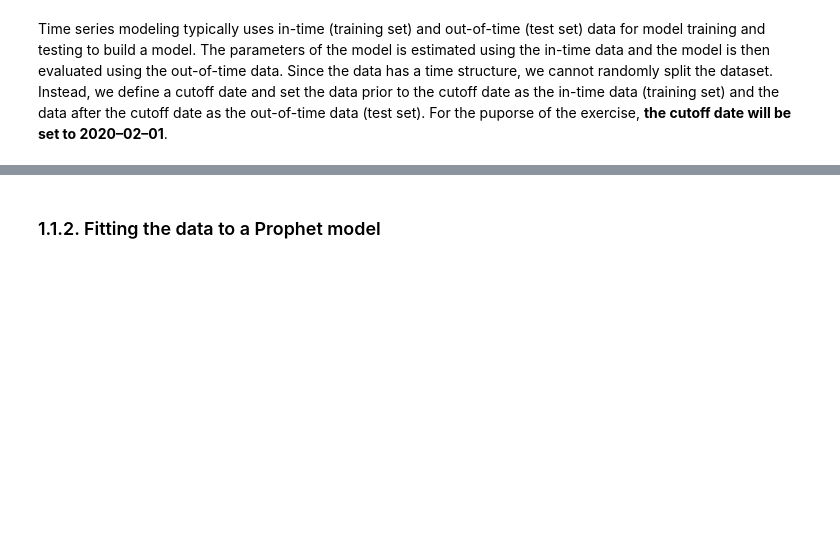
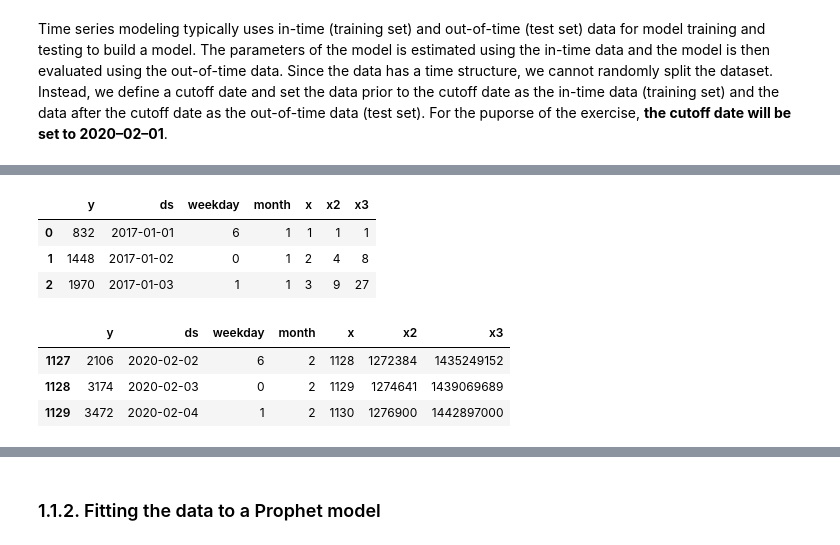
Before and after one commit to FelipeTufaile/time_series_forecasting, a Jupyter notebook: notebooks/prophet.ipynb, the cells around one changed output, grey strips where cells are left out. Saved outputs shown, nothing was run; the diff lists cells and outputs as text; code cells hidden in the pictures; blank space fills up the shorter version.

Commit message:
Added Step-by-Step Time Series Analysis

```diff
--- a/notebooks/prophet.ipynb
+++ b/notebooks/prophet.ipynb
@@ -119,0 +134,56 @@ tt_df = df[df['ds']  > pd.to_datetime('2020-02-01')]
+# %%
+# Creating a support dataframe for training
+trts_df = (
+
+    # Referencing the training data
+    tr_df
+
+    # Creating the columns: day of the week, month number and the x value (time indicator)
+    .assign(
+        weekday = lambda x: x.ds.dt.day_of_week,
+        month = lambda x: x.ds.dt.month,
+        x = lambda x: x.index + 1
+    )
+
+    # Creating higher order terms for x to facilitate fitting the model
+    .assign(
+        x2 = lambda x: x.x ** 2,
+        x3 = lambda x: x.x ** 3
+    )
+)
+
+# Printing first 3 rows
+trts_df.head(3)
+# %% [output]
+|  | y | ds | weekday | month | x | x2 | x3 |
+| 0 | 832 | 2017-01-01 | 6 | 1 | 1 | 1 | 1 |
+| 1 | 1448 | 2017-01-02 | 0 | 1 | 2 | 4 | 8 |
+| 2 | 1970 | 2017-01-03 | 1 | 1 | 3 | 9 | 27 |
+# %%
+# Creating a support dataframe for testing
+ttts_df = (
+
+    # Referencing the testing data
+    tt_df
+
+    # Creating the columns: day of the week, month number and the x value (time indicator)
+    .assign(
+        weekday = lambda x: x.ds.dt.day_of_week,
+        month = lambda x: x.ds.dt.month,
+        x = lambda x: x.index + 1
+    )
+
+    # Creating higher order terms for x to facilitate fitting the model
+    .assign(
+        x2 = lambda x: x.x ** 2,
+        x3 = lambda x: x.x ** 3
+    )
+)
+
+# Printing first 3 rows
+ttts_df.head(3)
+# %% [output]
+|  | y | ds | weekday | month | x | x2 | x3 |
+| 1127 | 2106 | 2020-02-02 | 6 | 2 | 1128 | 1272384 | 1435249152 |
+| 1128 | 3174 | 2020-02-03 | 0 | 2 | 1129 | 1274641 | 1439069689 |
+| 1129 | 3472 | 2020-02-04 | 1 | 2 | 1130 | 1276900 | 1442897000 |
```
Also changed, not shown: parts of 12 cells of this notebook.
